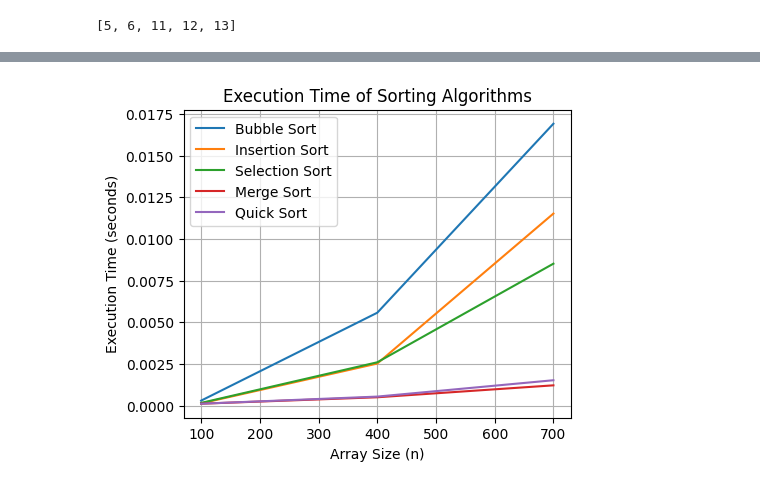
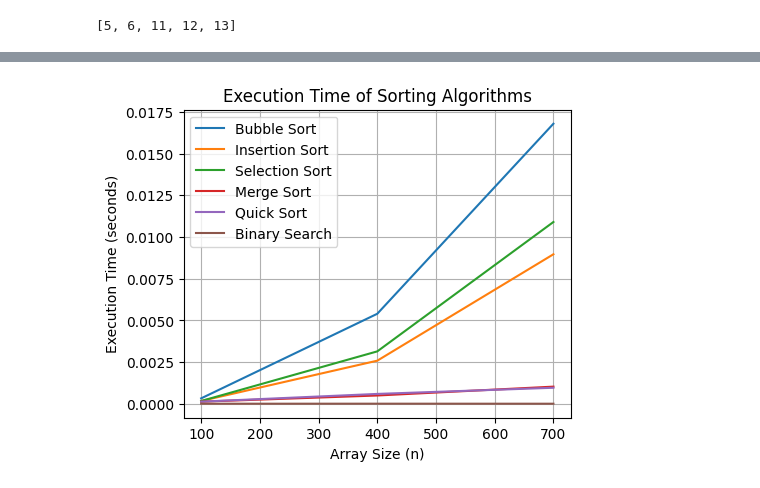
Before and after one commit to prateek16112005/algo_effiiciency_mini_project_prateeek, a Jupyter notebook: task1.ipynb, the cells around one changed output, grey strips where cells are left out. Drawn from its saved outputs; the diff is of its cells as text; code cells hidden in the pictures.

```diff
--- a/task1.ipynb
+++ b/task1.ipynb
@@ -80,6 +80,18 @@ def insertion_sort(arr):
 insertion_sort([12, 11, 13, 5, 6])
 # %% [output]
 [5, 6, 11, 12, 13]
+# %%
+def binary_search(arr, target):
+    left, right = 0, len(arr) - 1
+    while left <= right:
+        mid = (left + right) // 2
+        if arr[mid] == target:
+            return mid
+        elif arr[mid] < target:
+            left = mid + 1
+        else:
+            right = mid - 1
+    return -1
 # %%
 import matplotlib.pyplot as plt
 import time
@@ -131,6 +143,7 @@ insertion_sort_times = []
 selection_sort_times = []
 merge_sort_times = []
 quick_sort_times = []
+binary_search_times = []
 
 for n in ns:
     arr = random.sample(range(n*10), n)  # Create random array of size n
@@ -151,34 +164,42 @@ for n in ns:
     arr_copy = arr.copy()
     start = time.perf_counter()
     selection_sort(arr_copy)
     selection_sort_times.append(time.perf_counter() - start)
 
 
     arr_copy = arr.copy()
     start = time.perf_counter()
     merge_sort(arr_copy)
     merge_sort_times.append(time.perf_counter() - start)
 
     # Time quick sort
     arr_copy = arr.copy()
     start = time.perf_counter()
     quick_sort(arr_copy)
     quick_sort_times.append(time.perf_counter() - start)
+
+    # Time binary search on a sorted array
+    arr_copy = sorted(arr.copy())
+    target = arr_copy[n // 2]  # Search for the middle element
+    start = time.perf_counter()
+    binary_search(arr_copy, target)
+    binary_search_times.append(time.perf_counter() - start)
 # Plotting the results
 plt.figure(figsize=(5,4))
 plt.plot(ns, bubble_sort_times, label='Bubble Sort')
 plt.plot(ns, insertion_sort_times, label='Insertion Sort')
 plt.plot(ns, selection_sort_times, label='Selection Sort')
 plt.plot(ns, merge_sort_times, label='Merge Sort')
 plt.plot(ns, quick_sort_times, label='Quick Sort')
+plt.plot(ns, binary_search_times, label='Binary Search')
 plt.xlabel('Array Size (n)')
 plt.ylabel('Execution Time (seconds)')
 plt.title('Execution Time of Sorting Algorithms')
 plt.legend()
 plt.grid(True)
 plt.show()
 # %% [output]
-[figure, old version]
+[figure, new version]
 # %%
 # from memory_profiler import memory_usage
 # import time
```
Also changed, not shown: parts of 1 cell of this notebook.
